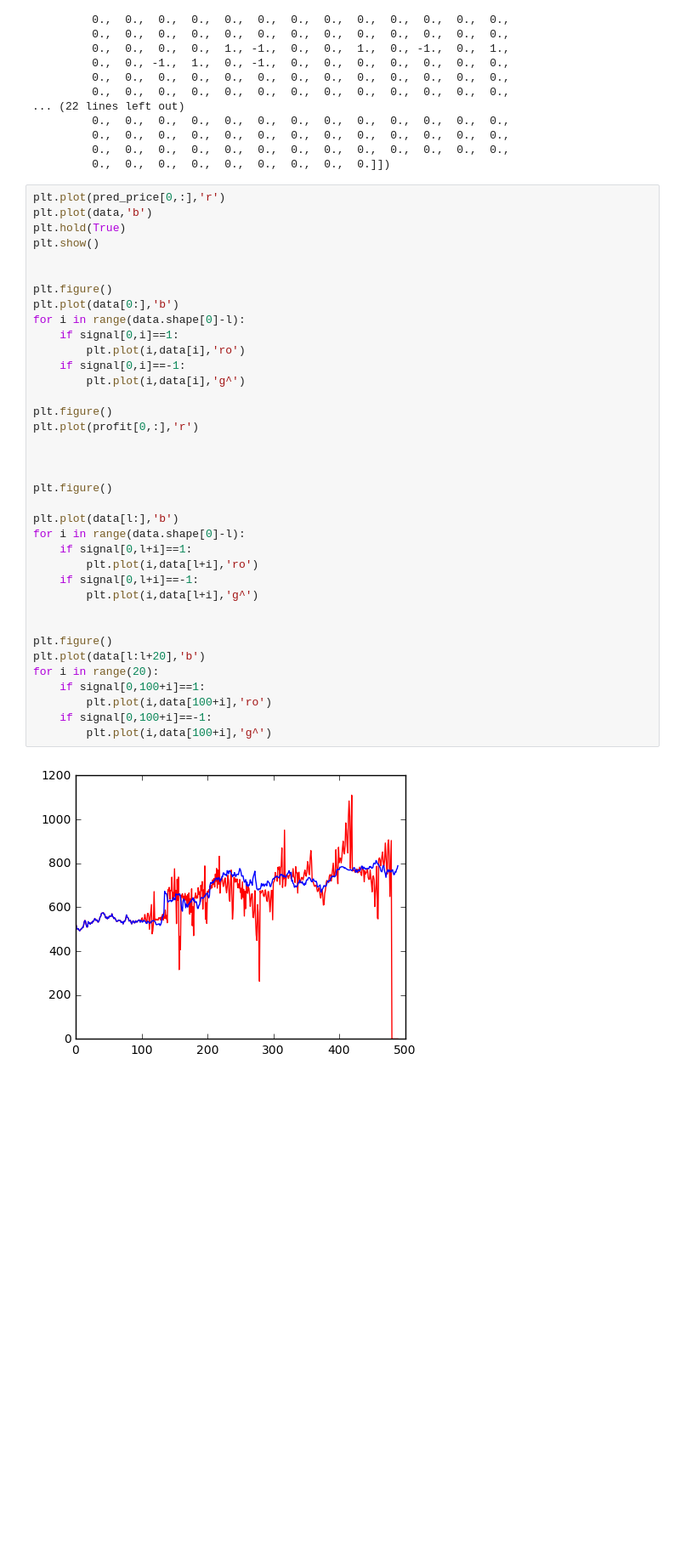
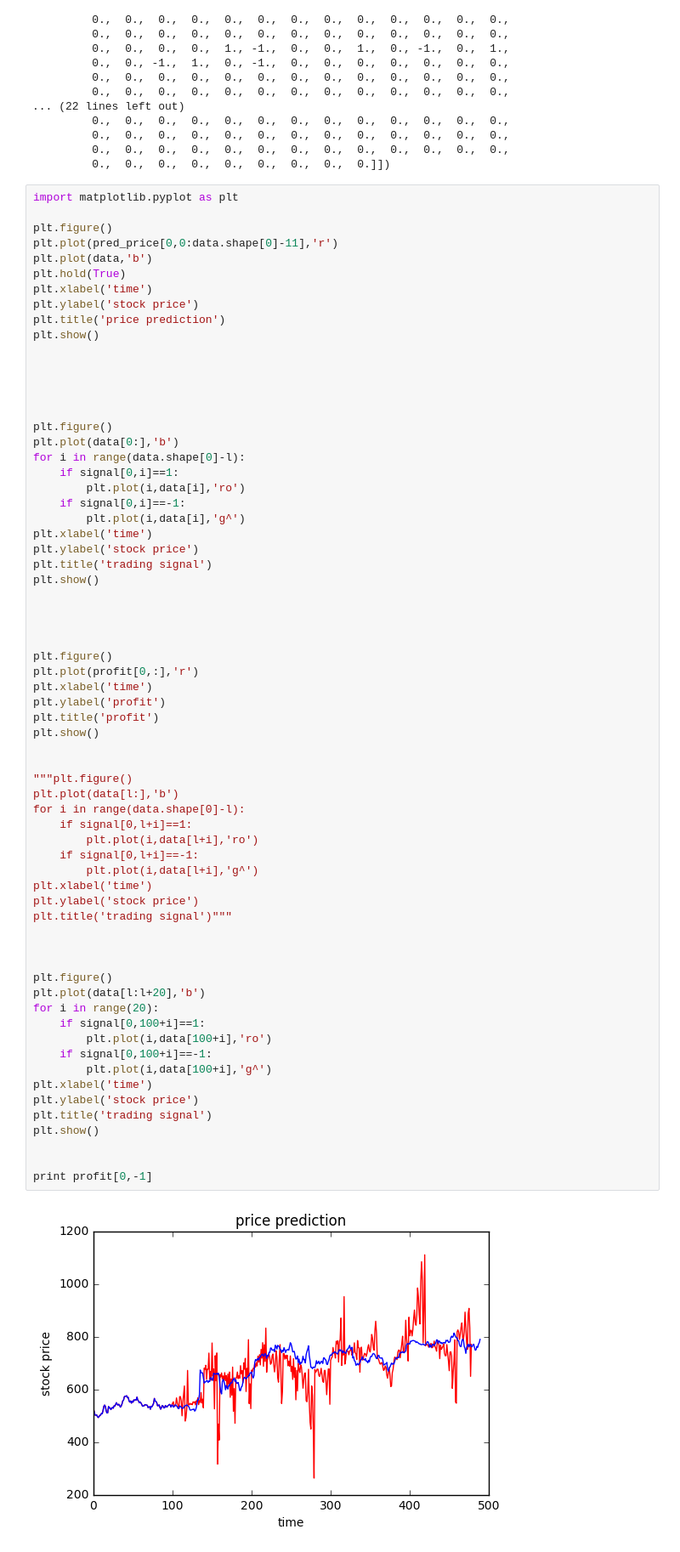
Before and after one commit to APC524/tsap, a Jupyter notebook: demo/demo_trading2.ipynb, the cells around one changed output. Shown: that part at 85% size. Drawn from its saved outputs; the diff is of its cells as text; blank space fills up the shorter version.

Commit message:
change demo_trading2

```diff
--- a/demo/demo_trading2.ipynb
+++ b/demo/demo_trading2.ipynb
@@ -177,41 +96,70 @@ array([[ 0.,  0.,  0.,  0.,  0.,  0.,  0.,  0.,  0.,  0.,  0.,  0.,  0.,
          0.,  0.,  0.,  0.,  0.,  0.,  0.,  0.,  0.,  0.,  0.,  0.,  0.,
          0.,  0.,  0.,  0.,  0.,  0.,  0.,  0.,  0.]])
 # %%
-plt.plot(pred_price[0,:],'r')
+import matplotlib.pyplot as plt
+
+plt.figure()
+plt.plot(pred_price[0,0:data.shape[0]-11],'r')
 plt.plot(data,'b')
 plt.hold(True)
+plt.xlabel('time')
+plt.ylabel('stock price')
+plt.title('price prediction')
 plt.show()
+
+
+
 
 
 plt.figure()
 plt.plot(data[0:],'b')
 for i in range(data.shape[0]-l):
     if signal[0,i]==1:
         plt.plot(i,data[i],'ro')
     if signal[0,i]==-1:
         plt.plot(i,data[i],'g^')
+plt.xlabel('time')
+plt.ylabel('stock price')
+plt.title('trading signal')
+plt.show()
 
-plt.figure()
-plt.plot(profit[0,:],'r')
 
 
 
 plt.figure()
+plt.plot(profit[0,:],'r')
+plt.xlabel('time')
+plt.ylabel('profit')
+plt.title('profit')
+plt.show()
 
+
+"""plt.figure()
 plt.plot(data[l:],'b')
 for i in range(data.shape[0]-l):
     if signal[0,l+i]==1:
         plt.plot(i,data[l+i],'ro')
     if signal[0,l+i]==-1:
         plt.plot(i,data[l+i],'g^')
+plt.xlabel('time')
+plt.ylabel('stock price')
+plt.title('trading signal')"""
+
 
 
 plt.figure()
 plt.plot(data[l:l+20],'b')
 for i in range(20):
     if signal[0,100+i]==1:
         plt.plot(i,data[100+i],'ro')
     if signal[0,100+i]==-1:
         plt.plot(i,data[100+i],'g^')
+plt.xlabel('time')
+plt.ylabel('stock price')
+plt.title('trading signal')
+plt.show()
+
+
+print profit[0,-1]
 # %% [output]
-[figure, old version]
+[figure, new version]
```
Also changed, not shown: parts of 11 cells of this notebook, 1 other file.
